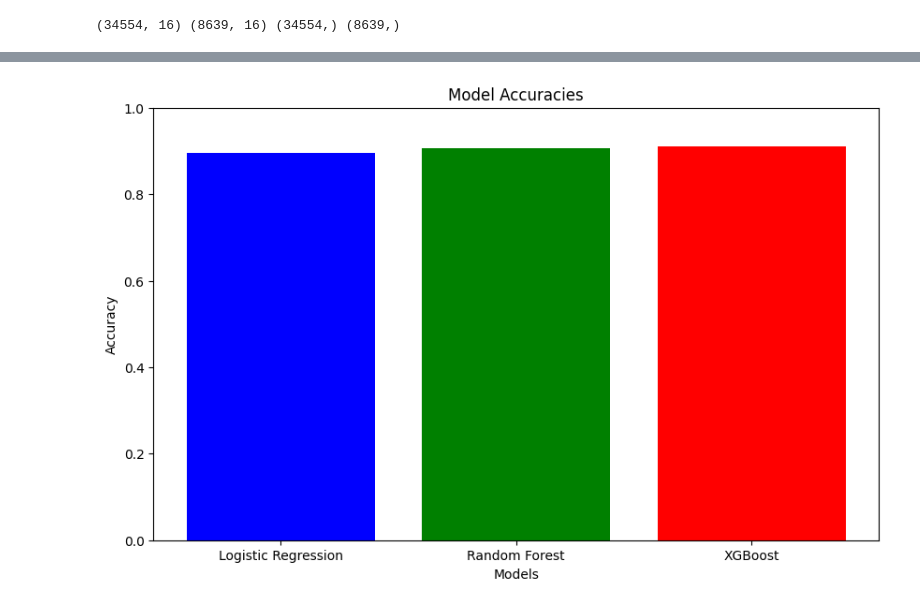
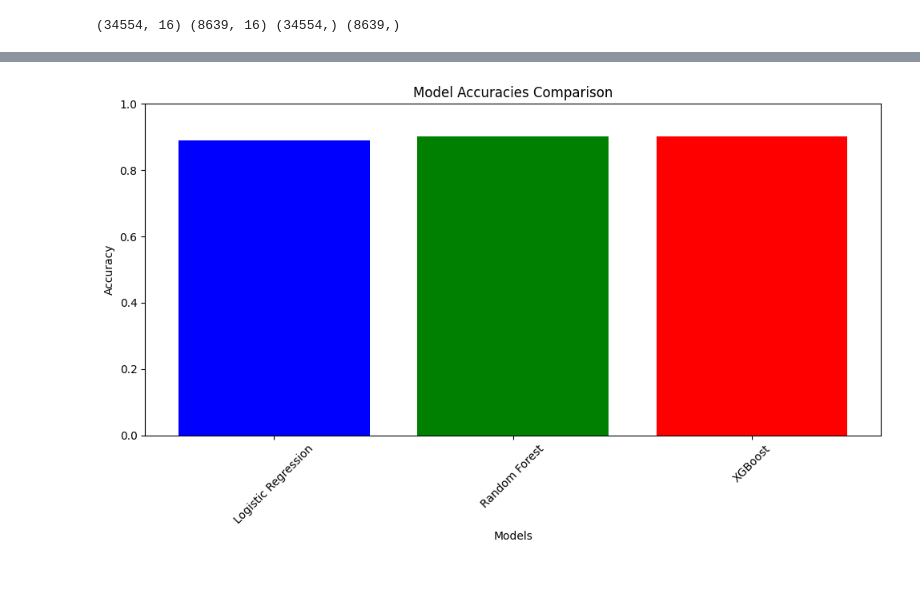
Before and after one commit to GHOST-DEKU/Mini-Project, a Jupyter notebook: bank-marketting.ipynb, the cells around one changed output, grey strips where cells are left out. Cells and saved outputs as stored; diff of their text form; code cells hidden in the pictures; blank space fills up the shorter version.

```diff
--- a/bank-marketting.ipynb
+++ b/bank-marketting.ipynb
@@ -217,0 +236,20 @@ df.head()
+# %%
+# Get numeric columns
+numeric_cols = df.select_dtypes(include=np.number).columns
+
+# Create subplots for each numeric column
+num_cols = len(numeric_cols)
+num_cols_per_row = 3
+num_rows = (num_cols + num_cols_per_row - 1) // num_cols_per_row
+
+plt.figure(figsize=(15, 5 * num_rows))
+
+for idx, col in enumerate(numeric_cols, 1):
+    plt.subplot(num_rows, num_cols_per_row, idx)
+    sns.histplot(data=df, x=col, kde=True)
+    plt.title(f'Distribution of {col}')
+    plt.xlabel(col)
+    plt.ylabel('Count')
+
+plt.tight_layout()
+plt.show()
@@ -296,53 +417,48 @@ rf_accuracy
 # %%
-df = dataset.copy()
+# Comparing model accuracies
+from sklearn.linear_model import LogisticRegression
+from sklearn.ensemble import RandomForestClassifier
+from xgboost import XGBClassifier
+import matplotlib.pyplot as plt
 
-df.drop(df[df['education'] == 'unknown'].index, inplace=True)
-df.drop(df[df['job'] == 'unknown'].index, inplace=True)
-
-categorical_cols = ['job', 'marital', 'education', 'default', 'housing', 'loan', 'contact', 'poutcome']
-for col in categorical_cols:
-    le = LabelEncoder()
-    df[col] = le.fit_transform(df[col])
-
-month_mapping = {
-    'jan': 1, 'feb': 2, 'mar': 3, 'apr': 4, 'may': 5, 'jun': 6,
-    'jul': 7, 'aug': 8, 'sep': 9, 'oct': 10, 'nov': 11, 'dec': 12
-}
-df['month'] = df['month'].map(month_mapping).fillna(0).astype(int)
-df['y'] = df['y'].apply(lambda x: 1 if x == 'yes' else 0)
-
-X = df.drop('y', axis=1)
-y = df['y']
-X_train, X_test, y_train, y_test = train_test_split(X, y, test_size=0.2, random_state=42)
-
-scaler = StandardScaler()
-X_train_scaled = scaler.fit_transform(X_train)
-X_test_scaled = scaler.transform(X_test)
-
+# Train and evaluate Logistic Regression
 logistic_regression = LogisticRegression(max_iter=2000, random_state=42)
 logistic_regression.fit(X_train_scaled, y_train)
 y_pred_lr = logistic_regression.predict(X_test_scaled)
 accuracy_lr = accuracy_score(y_test, y_pred_lr)
 
-rf_model = RandomForestClassifier()
-rf_model.fit(X_train, y_train)
-y_pred_rf = rf_model.predict(X_test)
+# Train and evaluate Random Forest
+rf_model = RandomForestClassifier(random_state=42)
+rf_model.fit(X_train_scaled, y_train)
+y_pred_rf = rf_model.predict(X_test_scaled)
 rf_accuracy = accuracy_score(y_test, y_pred_rf)
 
+# Train and evaluate XGBoost
 xgb_model = XGBClassifier(random_state=42)
-xgb_model.fit(X_train, y_train)
-y_pred_xgb = xgb_model.predict(X_test)
+xgb_model.fit(X_train_scaled, y_train)
+y_pred_xgb = xgb_model.predict(X_test_scaled)
 xgb_accuracy = accuracy_score(y_test, y_pred_xgb)
 
-model_accuracies = {'Logistic Regression': accuracy_lr,'Random Forest': rf_accuracy,'XGBoost': xgb_accuracy
+# Create dictionary of model accuracies
+model_accuracies = {
+    'Logistic Regression': accuracy_lr,
+    'Random Forest': rf_accuracy,
+    'XGBoost': xgb_accuracy
 }
 
+# Plot the results
 plt.figure(figsize=(10, 6))
 plt.bar(model_accuracies.keys(), model_accuracies.values(), color=['blue', 'green', 'red'])
 plt.xlabel('Models')
 plt.ylabel('Accuracy')
-plt.title('Model Accuracies')
+plt.title('Model Accuracies Comparison')
 plt.ylim(0, 1)
+plt.xticks(rotation=45)
+plt.tight_layout()
 plt.show()
+
+# Print numerical results
+for model, accuracy in model_accuracies.items():
+    print(f"{model} Accuracy: {accuracy:.4f}")
 # %% [output]
-[figure, old version]
+[figure, new version]
```
Also changed, not shown: parts of 25 cells of this notebook, 1 other file.
